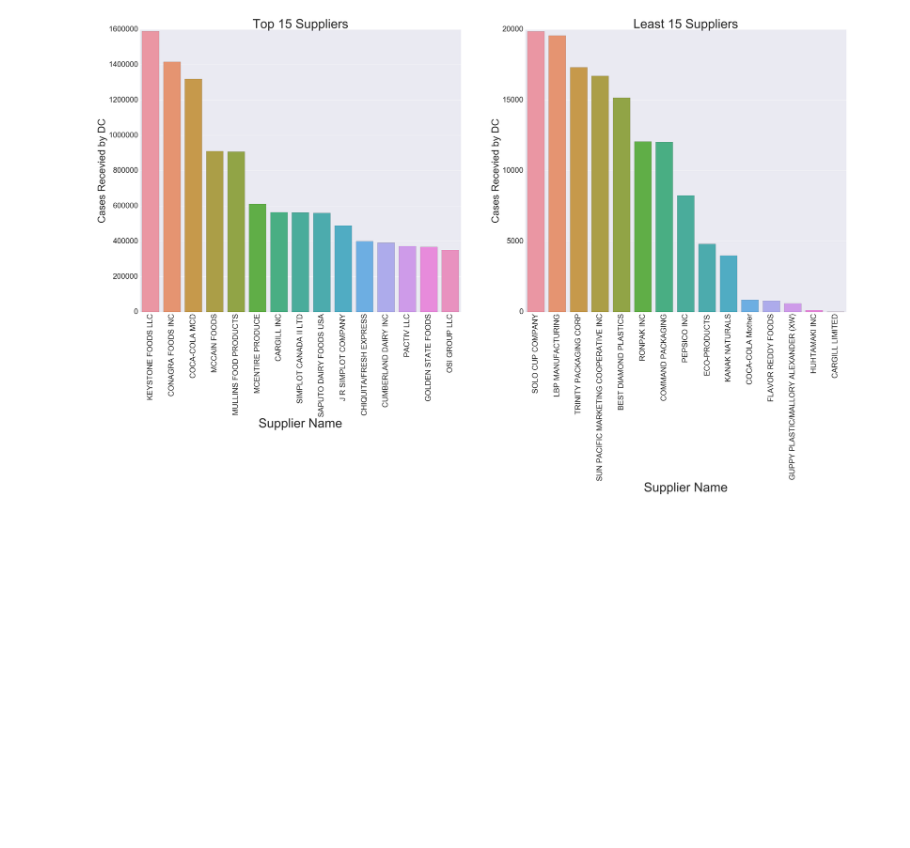
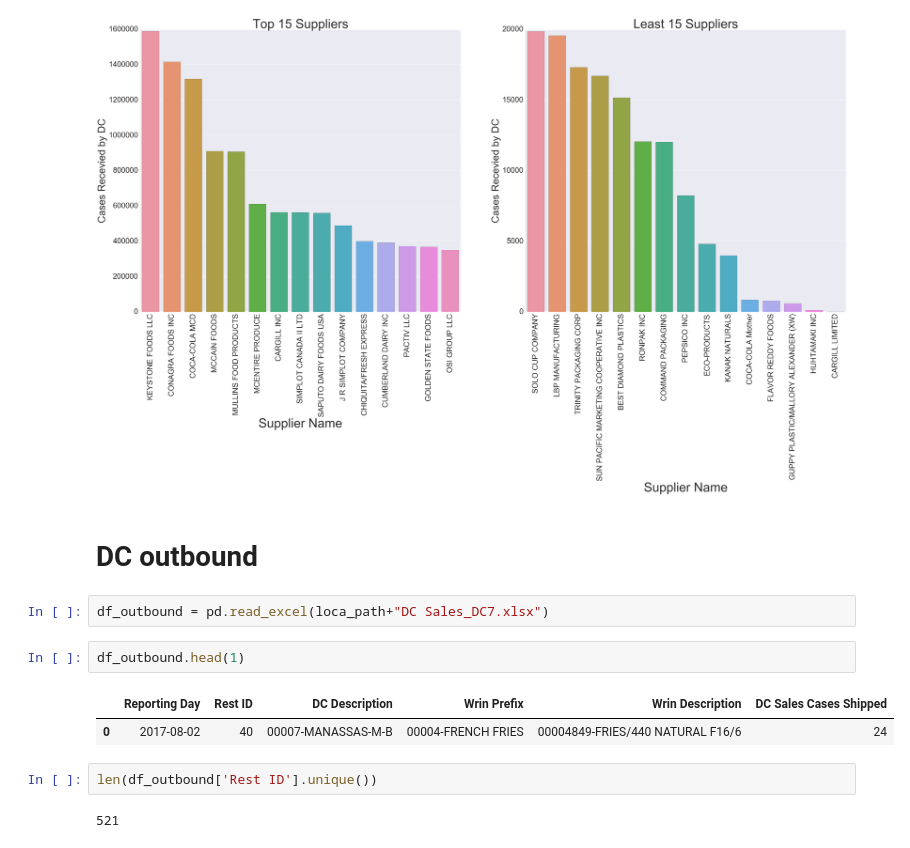
Before and after one commit to ChesterHsieh/RD_HAVI, a Jupyter notebook: Random_Oct4.ipynb, the cells around one changed output. Drawn from its saved outputs; the diff is of its cells as text; blank space fills up the shorter version.

```diff
--- a/Random_Oct4.ipynb
+++ b/Random_Oct4.ipynb
@@ -152,3 +261,16 @@ Try using .loc[row_indexer,col_indexer] = value instead
 
 See the caveats in the documentation: http://pandas.pydata.org/pandas-docs/stable/indexing.html#indexing-view-versus-copy
 [figure]
+# %% [markdown]
+# DC outbound
+# %%
+df_outbound = pd.read_excel(loca_path+"DC Sales_DC7.xlsx")
+# %%
+df_outbound.head(1)
+# %% [output]
+|  | Reporting Day | Rest ID | DC Description | Wrin Prefix | Wrin Description | DC Sales Cases Shipped |
+| 0 | 2017-08-02 | 40 | 00007-MANASSAS-M-B | 00004-FRENCH FRIES | 00004849-FRIES/440 NATURAL F16/6 | 24 |
+# %%
+len(df_outbound['Rest ID'].unique())
+# %% [output]
+521
```
Also changed, not shown: parts of 18 cells of this notebook.
